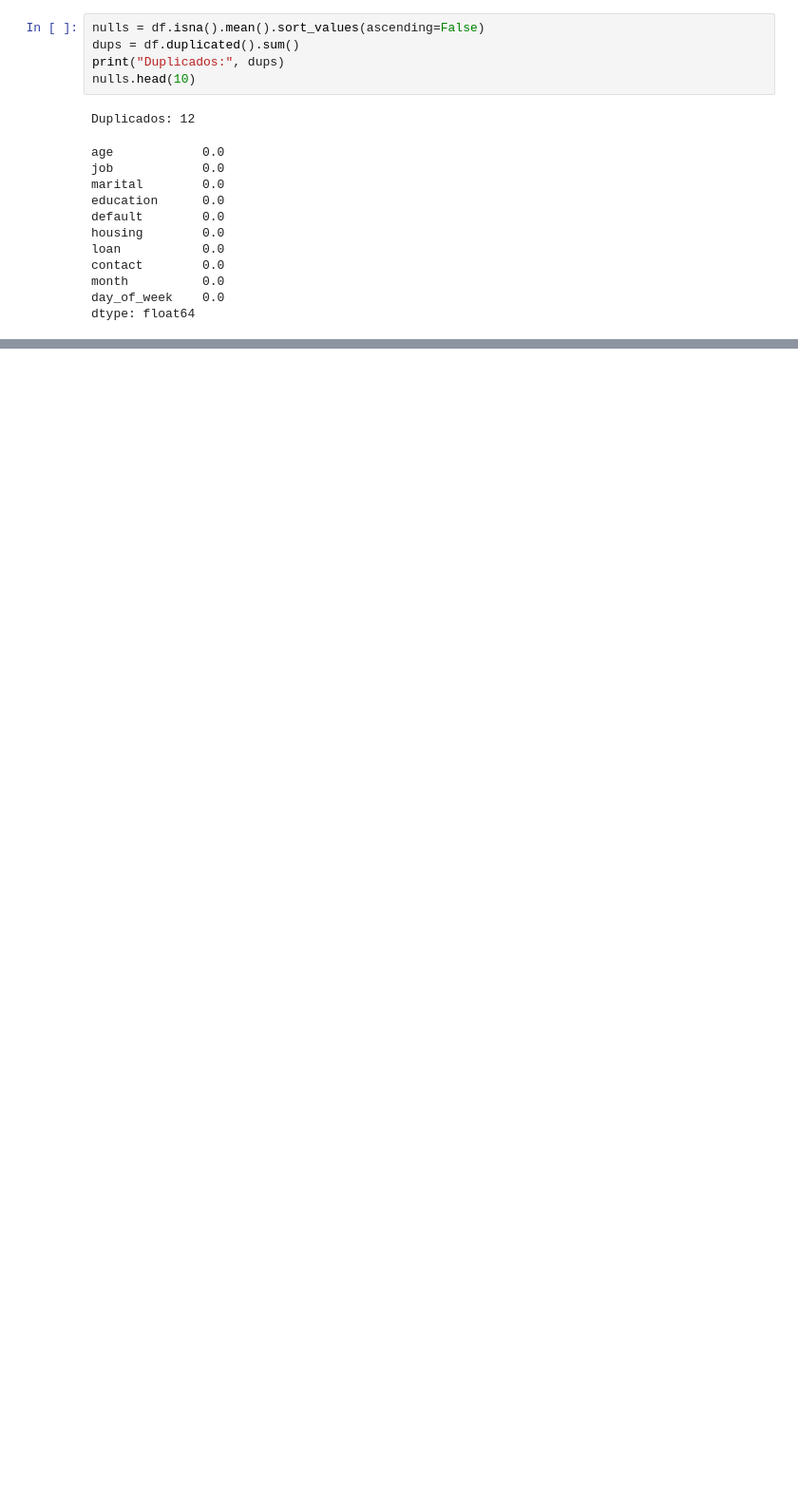
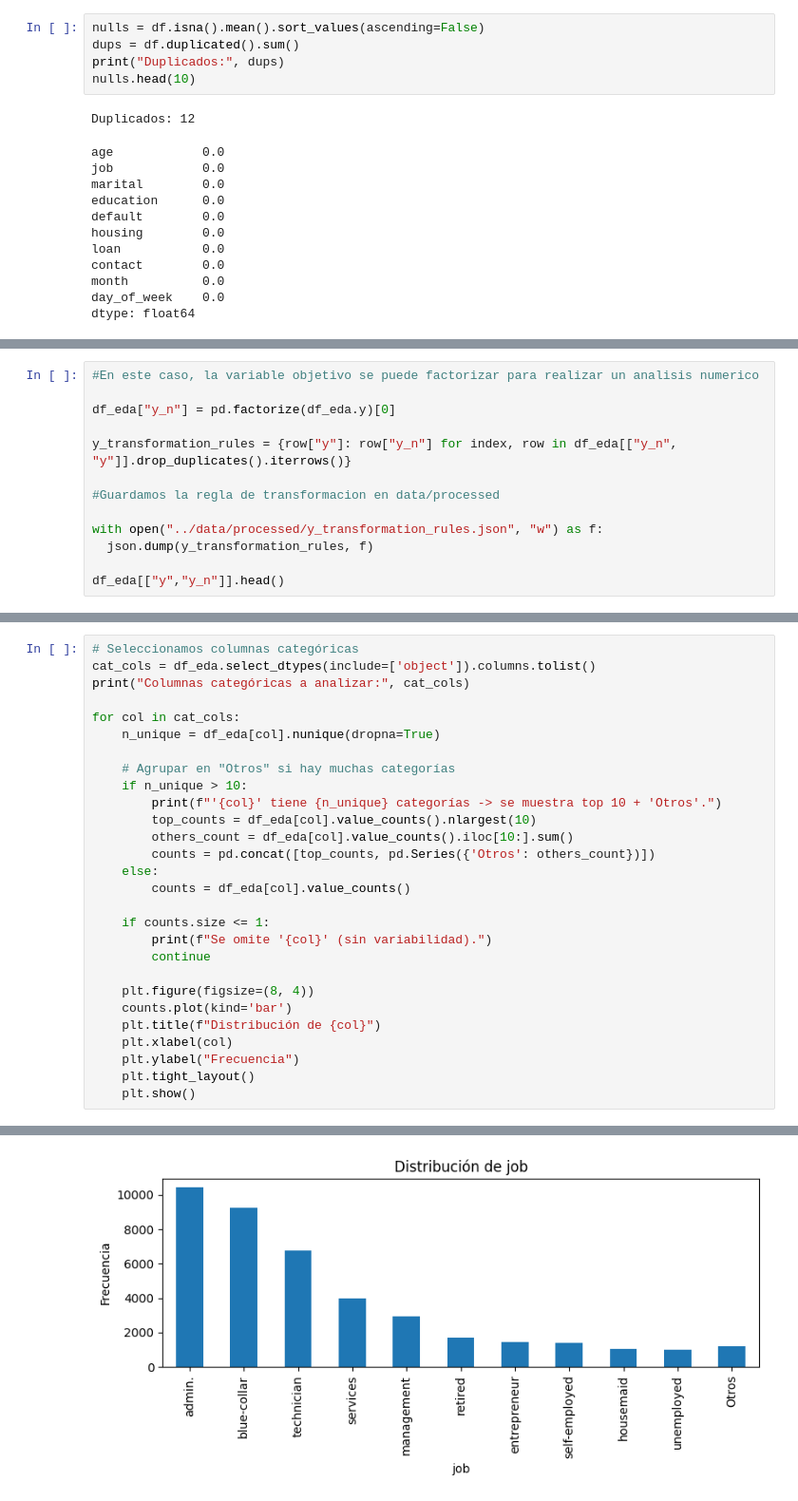
Before and after one commit to 4GeeksAcademy/carlos-gondelles-proyecto-regresion-logistica, a Jupyter notebook: src/explore.ipynb, the cells around one changed output, grey strips where cells are left out. Shown at 95% size. Cells and saved outputs as stored; diff of their text form; blank space fills up the shorter version.

```diff
--- a/src/explore.ipynb
+++ b/src/explore.ipynb
@@ -252,0 +338,13 @@ Conclusiones:
+# %%
+#En este caso, la variable objetivo se puede factorizar para realizar un analisis numerico
+
+df_eda["y_n"] = pd.factorize(df_eda.y)[0]
+
+y_transformation_rules = {row["y"]: row["y_n"] for index, row in df_eda[["y_n", "y"]].drop_duplicates().iterrows()}
+
+#Guardamos la regla de transformacion en data/processed
+
+with open("../data/processed/y_transformation_rules.json", "w") as f:
+  json.dump(y_transformation_rules, f)
+
+df_eda[["y","y_n"]].head()
@@ -252,0 +358,29 @@ Conclusiones:
+# %%
+# Seleccionamos columnas categóricas
+cat_cols = df_eda.select_dtypes(include=['object']).columns.tolist()
+print("Columnas categóricas a analizar:", cat_cols)
+
+for col in cat_cols:
+    n_unique = df_eda[col].nunique(dropna=True)
+
+    # Agrupar en "Otros" si hay muchas categorías
+    if n_unique > 10:
+        print(f"'{col}' tiene {n_unique} categorías -> se muestra top 10 + 'Otros'.")
+        top_counts = df_eda[col].value_counts().nlargest(10)
+        others_count = df_eda[col].value_counts().iloc[10:].sum()
+        counts = pd.concat([top_counts, pd.Series({'Otros': others_count})])
+    else:
+        counts = df_eda[col].value_counts()
+
+    if counts.size <= 1:
+        print(f"Se omite '{col}' (sin variabilidad).")
+        continue
+
+    plt.figure(figsize=(8, 4))
+    counts.plot(kind='bar')
+    plt.title(f"Distribución de {col}")
+    plt.xlabel(col)
+    plt.ylabel("Frecuencia")
+    plt.tight_layout()
+    plt.show()
+# %% [output]
@@ -252,0 +389 @@ Conclusiones:
+[figure, added]
```
Also changed, not shown: parts of 82 cells of this notebook, 14 other files.
